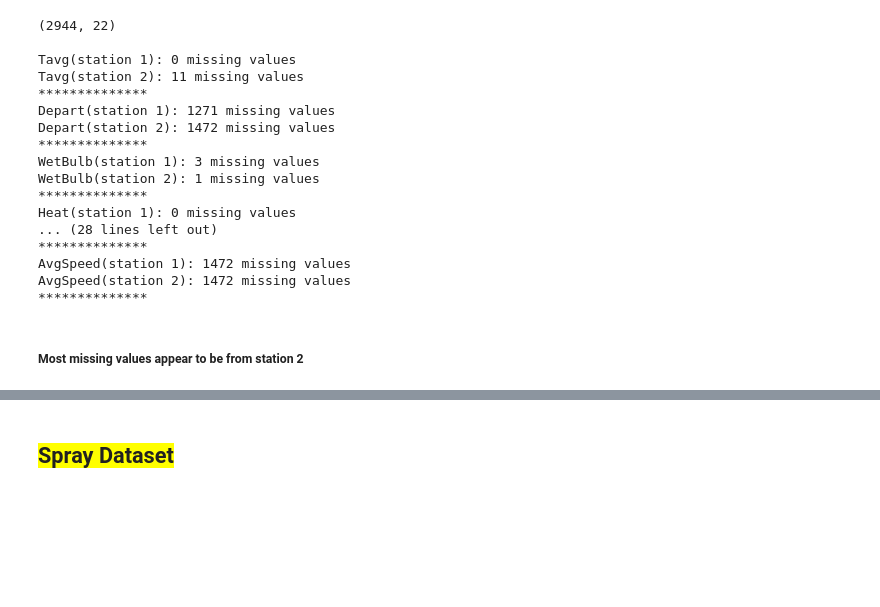
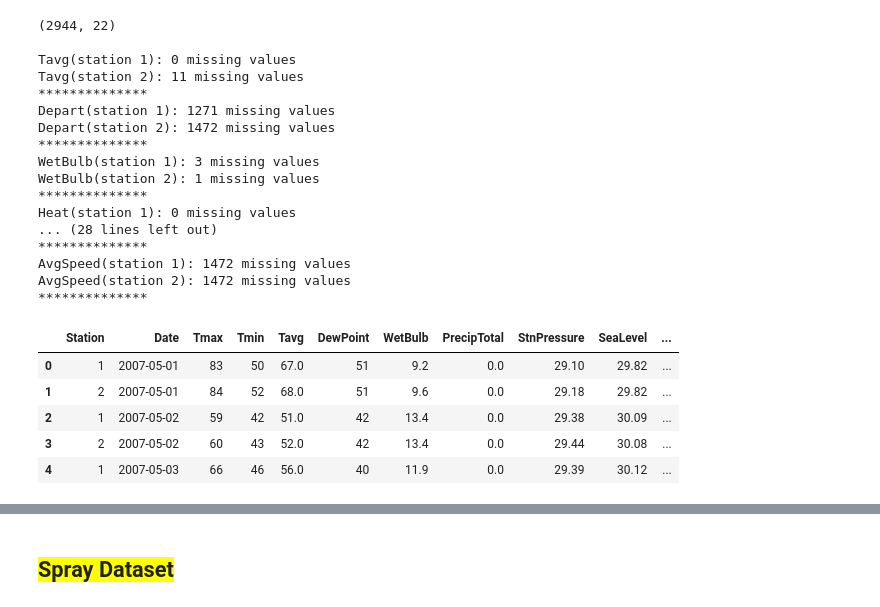
Before and after one commit to chevalier88/GA_Project_4_Advanced_Supervised_Learning, a Jupyter notebook: codes/for merge before master.ipynb, the cells around one changed output, grey strips where cells are left out. Drawn from its saved outputs; the diff is of its cells as text; code cells hidden in the pictures; blank space fills up the shorter version.

```diff
--- a/codes/for merge before master.ipynb
+++ b/codes/for merge before master.ipynb
@@ -181,5 +254,3 @@ Heat(station 1): 0 missing values
 AvgSpeed(station 1): 1472 missing values
 AvgSpeed(station 2): 1472 missing values
 **************
-# %% [markdown]
-##### Most missing values appear to be from station 2
@@ -188,0 +257,32 @@ AvgSpeed(station 2): 1472 missing values
+# %%
+# dropping unwanted columns
+droplist = ['Depart', 'Heat', 'Cool', 'Sunrise', 'Sunset', 'Depth',
+       'Water1', 'SnowFall', 'CodeSum']
+weather.drop(droplist, axis = 1, inplace= True)
+# %%
+# replace M to NaN
+weather = weather.replace('M', np.nan)
+weather = weather.replace('-', np.nan)
+
+#Trace value < 0.1
+replace_val(weather, 'PrecipTotal', '  T' , 0.005)
+
+# Tavg to be for average of Tmax and Tmin
+weather['Tavg'] = round((weather['Tmax'] + weather['Tmin'])/2+0.1)
+# %%
+# change column types
+weather['Tavg'] = weather['Tavg'].astype(float)
+weather['PrecipTotal'] = weather['PrecipTotal'].astype(float)
+weather['StnPressure'] = weather['StnPressure'].astype(float)
+weather['SeaLevel'] = weather['SeaLevel'].astype(float)
+weather['AvgSpeed'] = weather['AvgSpeed'].astype(float)
+weather['WetBulb'] = weather['AvgSpeed'].astype(float)
+# %%
+weather.head()
+# %% [output]
+|  | Station | Date | Tmax | Tmin | Tavg | DewPoint | WetBulb | PrecipTotal | StnPressure | SeaLevel | ... |
+| 0 | 1 | 2007-05-01 | 83 | 50 | 67.0 | 51 | 9.2 | 0.0 | 29.10 | 29.82 | ... |
+| 1 | 2 | 2007-05-01 | 84 | 52 | 68.0 | 51 | 9.6 | 0.0 | 29.18 | 29.82 | ... |
+| 2 | 1 | 2007-05-02 | 59 | 42 | 51.0 | 42 | 13.4 | 0.0 | 29.38 | 30.09 | ... |
+| 3 | 2 | 2007-05-02 | 60 | 43 | 52.0 | 42 | 13.4 | 0.0 | 29.44 | 30.08 | ... |
+| 4 | 1 | 2007-05-03 | 66 | 46 | 56.0 | 40 | 11.9 | 0.0 | 29.39 | 30.12 | ... |
```
Also changed, not shown: parts of 94 cells of this notebook.
